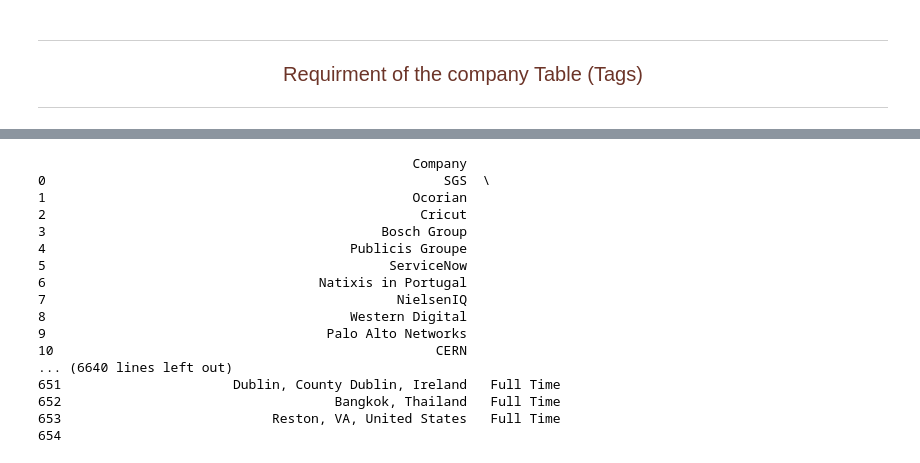
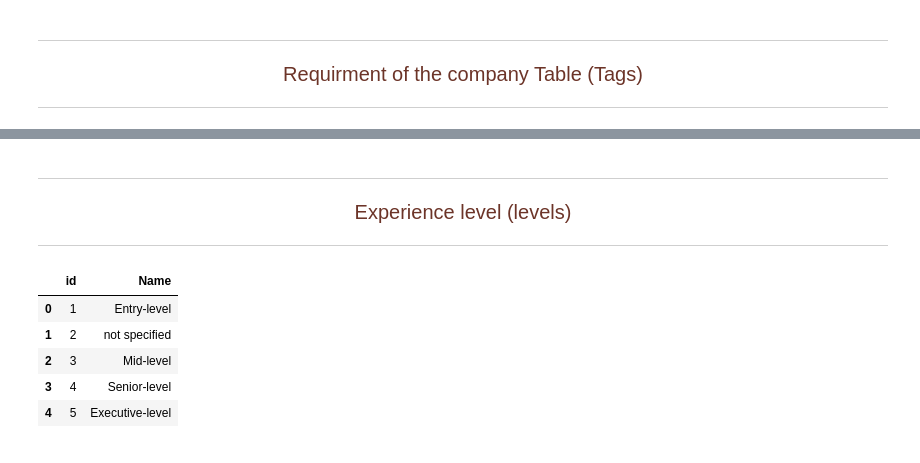
Before and after one commit to yassinessadi/data-engineer-youcode, a Jupyter notebook: Brief_github_job_opportunities/job_opportunities_data.ipynb, the cells around one changed output, grey strips where cells are left out. Cells and saved outputs as stored; diff of their text form; code cells hidden in the pictures.

Commit message:
separate table as dataframe (Added).

```diff
--- a/Brief_github_job_opportunities/job_opportunities_data.ipynb
+++ b/Brief_github_job_opportunities/job_opportunities_data.ipynb
@@ -255,21 +295,31 @@ Tags_Table = pd.DataFrame(req_Table_List)
 <hr style='color:#BA704F;'>
-# %%
-df
-# %% [output]
-                                                Company
-0                                                   SGS  \
-1                                               Ocorian
-2                                                Cricut
-3                                           Bosch Group
-4                                       Publicis Groupe
-5                                            ServiceNow
-6                                   Natixis in Portugal
-7                                             NielsenIQ
-8                                       Western Digital
-9                                    Palo Alto Networks
-10                                                 CERN
-... (6640 lines left out)
-651                      Dublin, County Dublin, Ireland   Full Time
-652                                   Bangkok, Thailand   Full Time
-653                           Reston, VA, United States   Full Time
-654
+# %%
+Countries_df = pd.DataFrame(df['Country'].unique().tolist()).rename(columns={0:"Countries"})
+# %%
+Countries_Table_List = []
+for index,x in Countries_df.iterrows():
+    index = index + 1
+    Countries_Table_List.append({'id':index,'Name':x.Countries})
+
+Countries_Table = pd.DataFrame(Countries_Table_List)
+# %% [markdown]
+<hr style='color:#BA704F;'>
+<p style='color:#6C3428;font-size:20px;text-align:center;'>Experience level (levels)</p>
+<hr style='color:#BA704F;'>
+# %%
+Levels_df = pd.DataFrame(df['Experience level'].unique().tolist()).rename(columns={0:"Levels"})
+# %%
+Levels_Table_List = []
+for index,x in Levels_df.iterrows():
+    index = index + 1
+    Levels_Table_List.append({'id':index,'Name':x.Levels})
+
+Levels_Table = pd.DataFrame(Levels_Table_List)
+Levels_Table
+# %% [output]
+|  | id | Name |
+| 0 | 1 | Entry-level |
+| 1 | 2 | not specified |
+| 2 | 3 | Mid-level |
+| 3 | 4 | Senior-level |
+| 4 | 5 | Executive-level |
```
Also changed, not shown: parts of 5 cells of this notebook.
